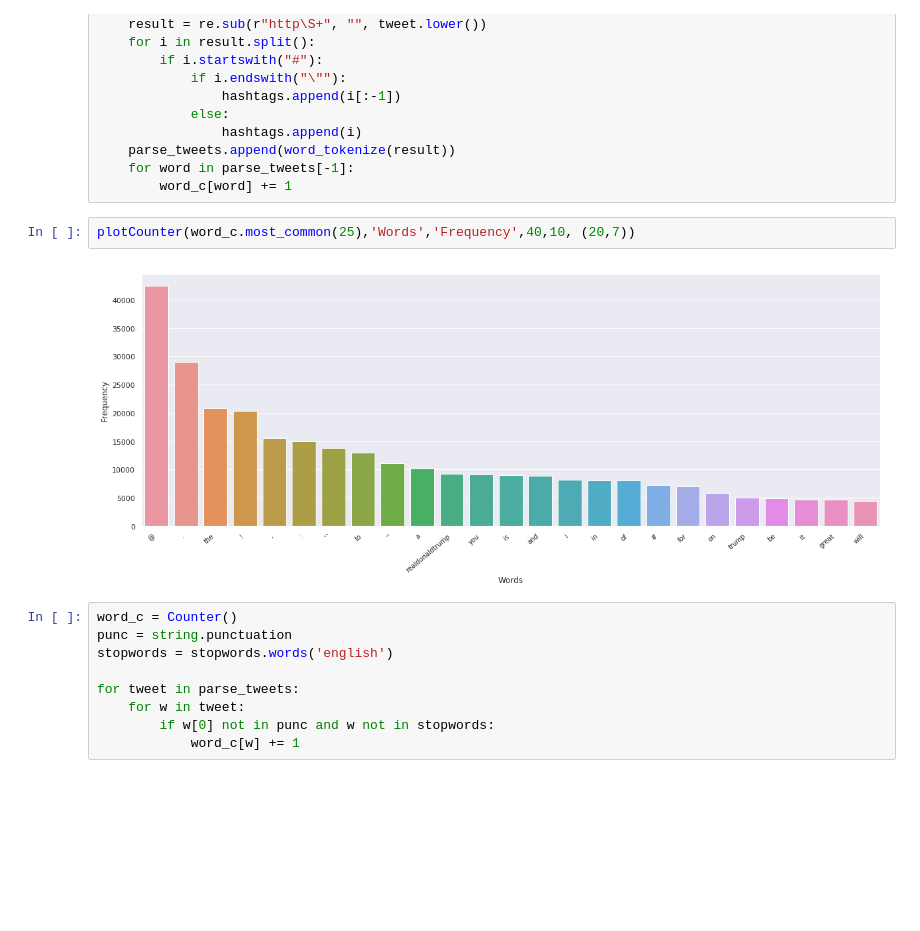
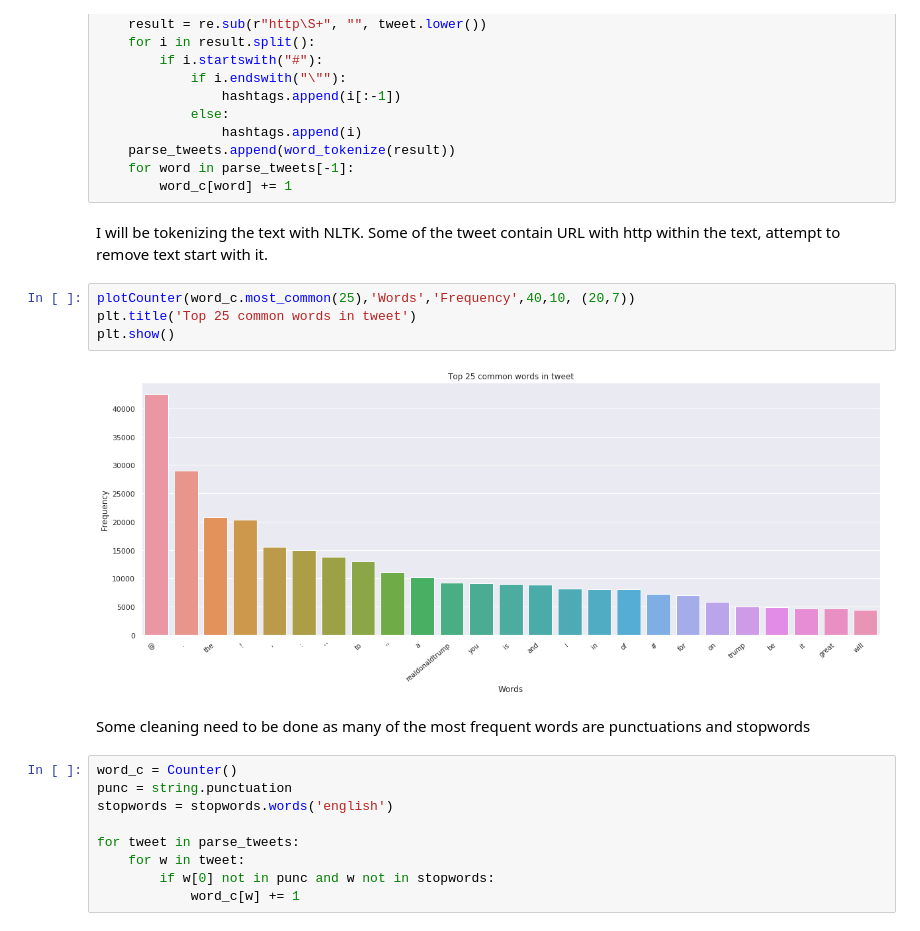
Before and after one commit to nakarinh14/eda-nlp-tweet, a Jupyter notebook: trump-tweets-eda.ipynb, the cells around one changed output. Drawn from its saved outputs; the diff is of its cells as text; blank space fills up the shorter version.

```diff
--- a/trump-tweets-eda.ipynb
+++ b/trump-tweets-eda.ipynb
@@ -258,10 +297,16 @@ for tweet in text:
     parse_tweets.append(word_tokenize(result))
     for word in parse_tweets[-1]:
         word_c[word] += 1
+# %% [markdown]
+I will be tokenizing the text with NLTK. Some of the tweet contain URL with http within the text, attempt to remove text start with it.
 # %%
 plotCounter(word_c.most_common(25),'Words','Frequency',40,10, (20,7))
+plt.title('Top 25 common words in tweet')
+plt.show()
 # %% [output]
-[figure, old version]
+[figure, new version]
+# %% [markdown]
+Some cleaning need to be done as many of the most frequent words are punctuations and stopwords
 # %%
 word_c = Counter()
 punc = string.punctuation
```
Also changed, not shown: parts of 24 cells of this notebook.
